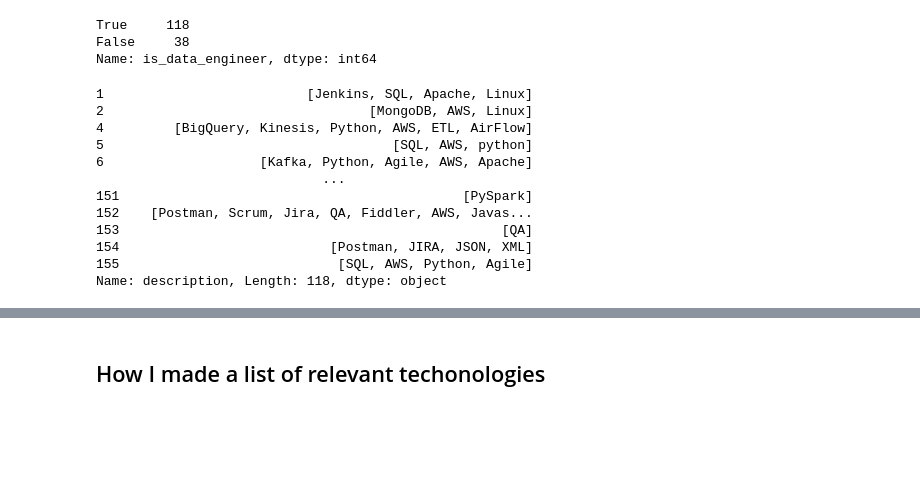
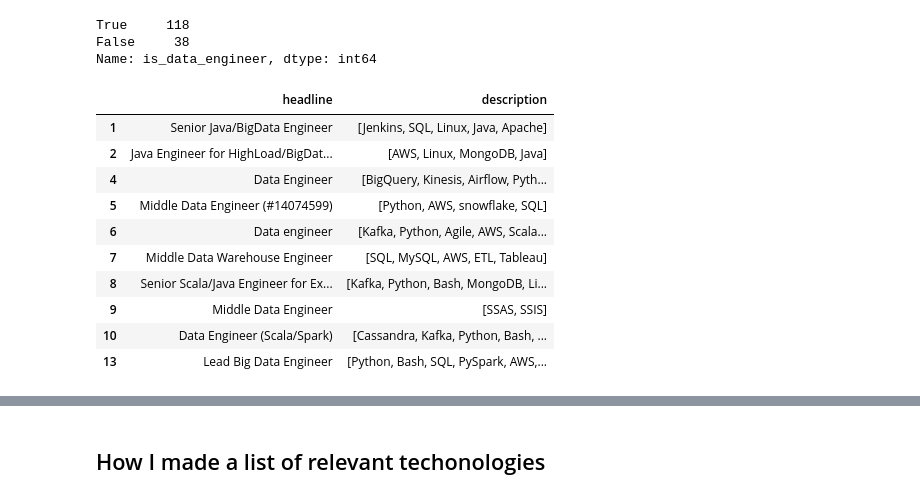
Before and after one commit to maiiabocharova/jobs_analysis, a Jupyter notebook: dou_vacancies.ipynb, the cells around one changed output, grey strips where cells are left out. Cells and saved outputs as stored; diff of their text form; code cells hidden in the pictures; blank space fills up the shorter version.

```diff
--- a/dou_vacancies.ipynb
+++ b/dou_vacancies.ipynb
@@ -93,29 +93,32 @@ Name: is_data_engineer, dtype: int64
 df_engineers = df.query('is_data_engineer == True').copy()
 # %%
 def leave_relevant_technologies(lst_input):
-    techno_list = ['Airflow', 'AWS', 'Apache', 'Asure', 'Bash', 'BigQuery', 'Cassandra', \
-              'Databricks', 'Delta Lake', 'Docker', 'ETL', 'Extract Load Transform', 'Fiddler', 'Flink', 'GCP', 'Jenkins', 'Jira', 'JSON',\
-              'Hadoop', 'Kafka', 'Kinesis', 'Linux', 'Mesos', 'MongoDB', 'MySQL', 'Oracle', 'NoSQL',\
-              'Postman', 'PowerBI', 'PySpark', 'QA', 'R-Studio', 'Rabbit', 'ReactJS',\
-              'SQL', 'Tableau', 'Tensorflow', 'XML']
-    prog_lang = ['C', 'C++', 'Kotlin', 'Scala' 'Java', 'JS', 'JavaScript', 'Python']
-    soft_skills = ['Scrum', 'agile']
+    techno_list = ['Airflow', 'AWS', 'Apache', 'Asure', 'Bash', 'BigQuery', 'Cassandra', 'Cosmos DB',
+              'Databricks', 'Data Bricks', 'Data Factory', 'Delta Lake', 'Docker', 'ETL', 'Extract Load Transform',
+            'Fiddler', 'Flink', 'GCP', 'Jenkins', 'Jira', 'JSON',
+              'Hadoop', 'Hive', 'Impala', 'Kafka', 'Kinesis', 'Linux', 'Map Reduce', 'Mesos', 'MongoDB', 'MySQL', 'Oracle', 'NoSQL',\
+              'Pig', 'Postman', 'PowerBI', 'PySpark', 'QA', 'R-Studio', 'Rabbit', 'ReactJS', 'snowflake', 'Spring',
+                   'SSIS', 'SSAS', 'SQL', 'Tableau', 'Tensorflow', 'XML']
+    prog_lang = ['C', 'C++', 'R', 'Kotlin', 'Scala', 'Java', 'JS', 'JavaScript', 'Python']
+    soft_skills = ['Scrum', 'Agile']
     final_list = techno_list + prog_lang + soft_skills
-    final_list = [w.lower() for w in final_list]
-    lst = [word for word in lst_input if word.lower() in final_list]
+    lst_input = [w.lower() for w in lst_input]
+    lst = [word for word in final_list if word.lower() in lst_input]
     return list(set(lst))
 # %%
-df_engineers['description'].apply(leave_relevant_technologies)
+df_engineers['description'] = df_engineers['description'].apply(leave_relevant_technologies)
+df_engineers.drop(['is_data_engineer'], axis=1, inplace=True)
-# %% [output]
-1                          [Jenkins, SQL, Apache, Linux]
-2                                  [MongoDB, AWS, Linux]
-4         [BigQuery, Kinesis, Python, AWS, ETL, AirFlow]
-5                                     [SQL, AWS, python]
-6                    [Kafka, Python, Agile, AWS, Apache]
-                             ...
-151                                            [PySpark]
-152    [Postman, Scrum, Jira, QA, Fiddler, AWS, Javas...
-153                                                 [QA]
-154                           [Postman, JIRA, JSON, XML]
-155                            [SQL, AWS, Python, Agile]
-Name: description, Length: 118, dtype: object
+# %%
+df_engineers.head(10)
+# %% [output]
+|  | headline | description |
+| 1 | Senior Java/BigData Engineer | [Jenkins, SQL, Linux, Java, Apache] |
+| 2 | Java Engineer for HighLoad/BigDat... | [AWS, Linux, MongoDB, Java] |
+| 4 | Data Engineer | [BigQuery, Kinesis, Airflow, Pyth... |
+| 5 | Middle Data Engineer (#14074599) | [Python, AWS, snowflake, SQL] |
+| 6 | Data engineer | [Kafka, Python, Agile, AWS, Scala... |
+| 7 | Middle Data Warehouse Engineer | [SQL, MySQL, AWS, ETL, Tableau] |
+| 8 | Senior Scala/Java Engineer for Ex... | [Kafka, Python, Bash, MongoDB, Li... |
+| 9 | Middle Data Engineer | [SSAS, SSIS] |
+| 10 | Data Engineer (Scala/Spark) | [Cassandra, Kafka, Python, Bash, ... |
+| 13 | Lead Big Data Engineer | [Python, Bash, SQL, PySpark, AWS,... |
```
Also changed, not shown: parts of 4 cells of this notebook.
